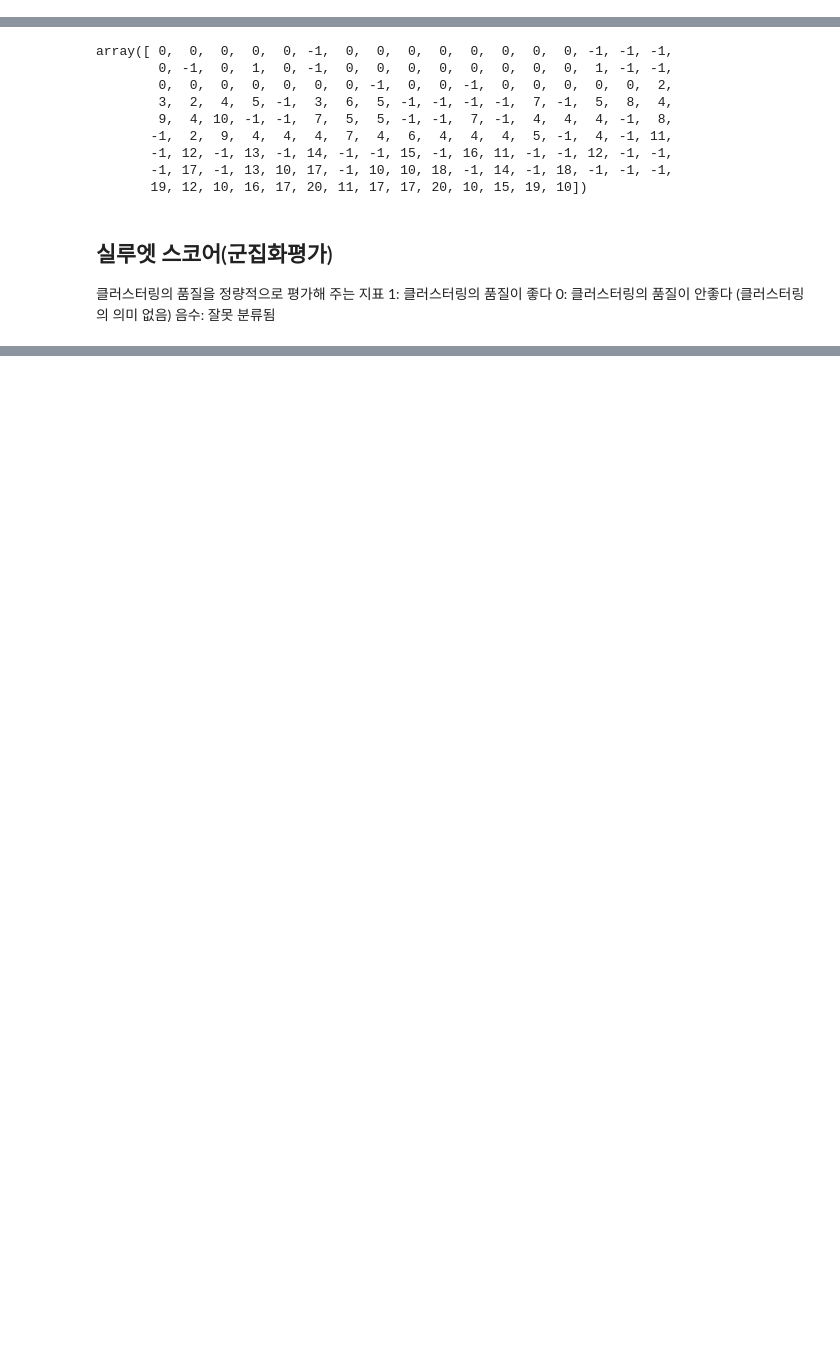
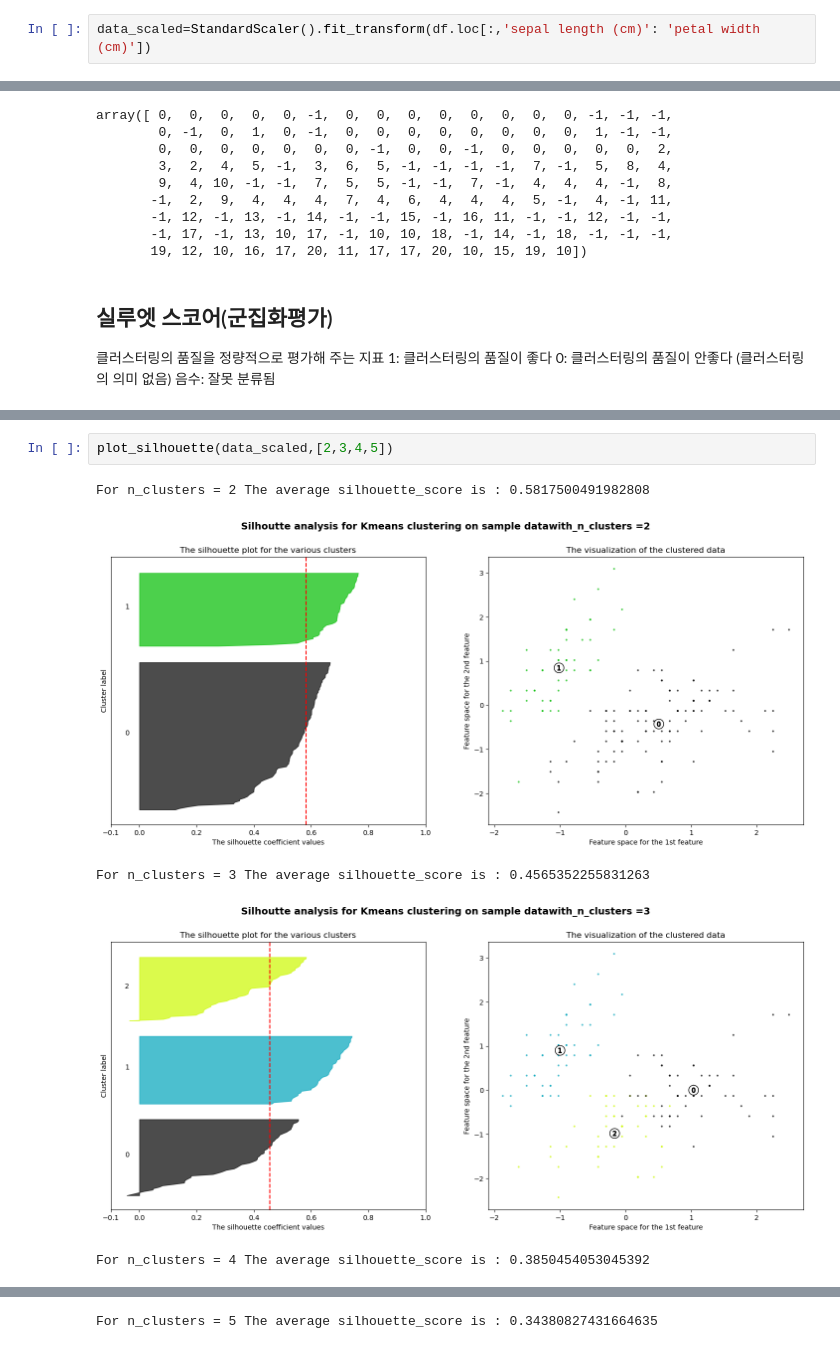
Before and after one commit to EverJoyyyL20/sesac_ML_workspace, a Jupyter notebook: clustering.ipynb, the cells around one changed output, grey strips where cells are left out. Drawn from its saved outputs; the diff is of its cells as text; blank space fills up the shorter version.

```diff
--- a/clustering.ipynb
+++ b/clustering.ipynb
@@ -381,0 +448,2 @@ plt.show()
+# %%
+data_scaled=StandardScaler().fit_transform(df.loc[:,'sepal length (cm)': 'petal width (cm)'])
@@ -986,0 +1250,8 @@ def plot_silhouette(X,num_clusters):
+# %%
+plot_silhouette(data_scaled,[2,3,4,5])
+# %% [output]
+For n_clusters = 2 The average silhouette_score is : 0.5817500491982808
+[figure, added]
+For n_clusters = 3 The average silhouette_score is : 0.4565352255831263
+[figure, added]
+For n_clusters = 4 The average silhouette_score is : 0.3850454053045392
@@ -986,0 +1259 @@ def plot_silhouette(X,num_clusters):
+For n_clusters = 5 The average silhouette_score is : 0.34380827431664635
```
Also changed, not shown: parts of 31 cells of this notebook.
